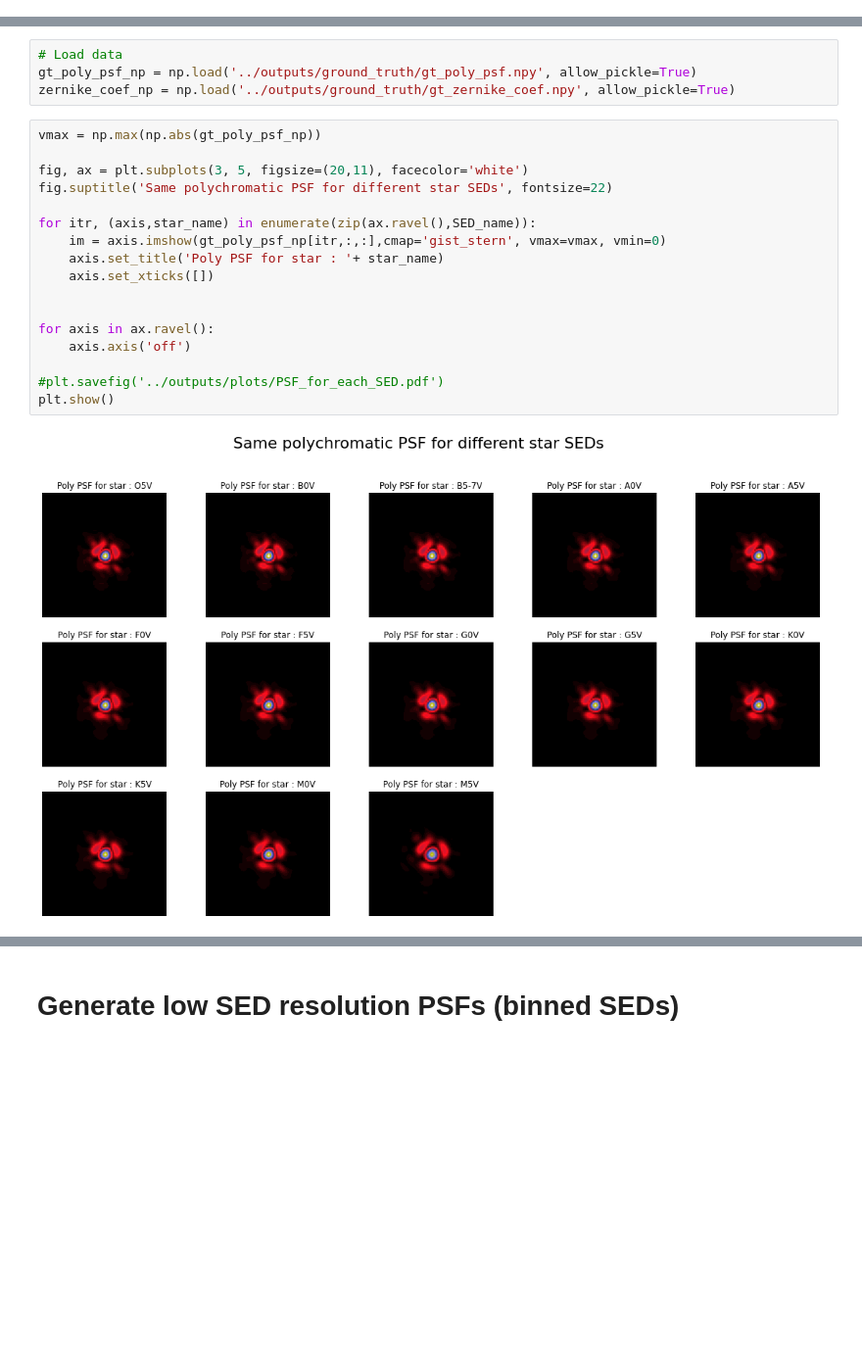
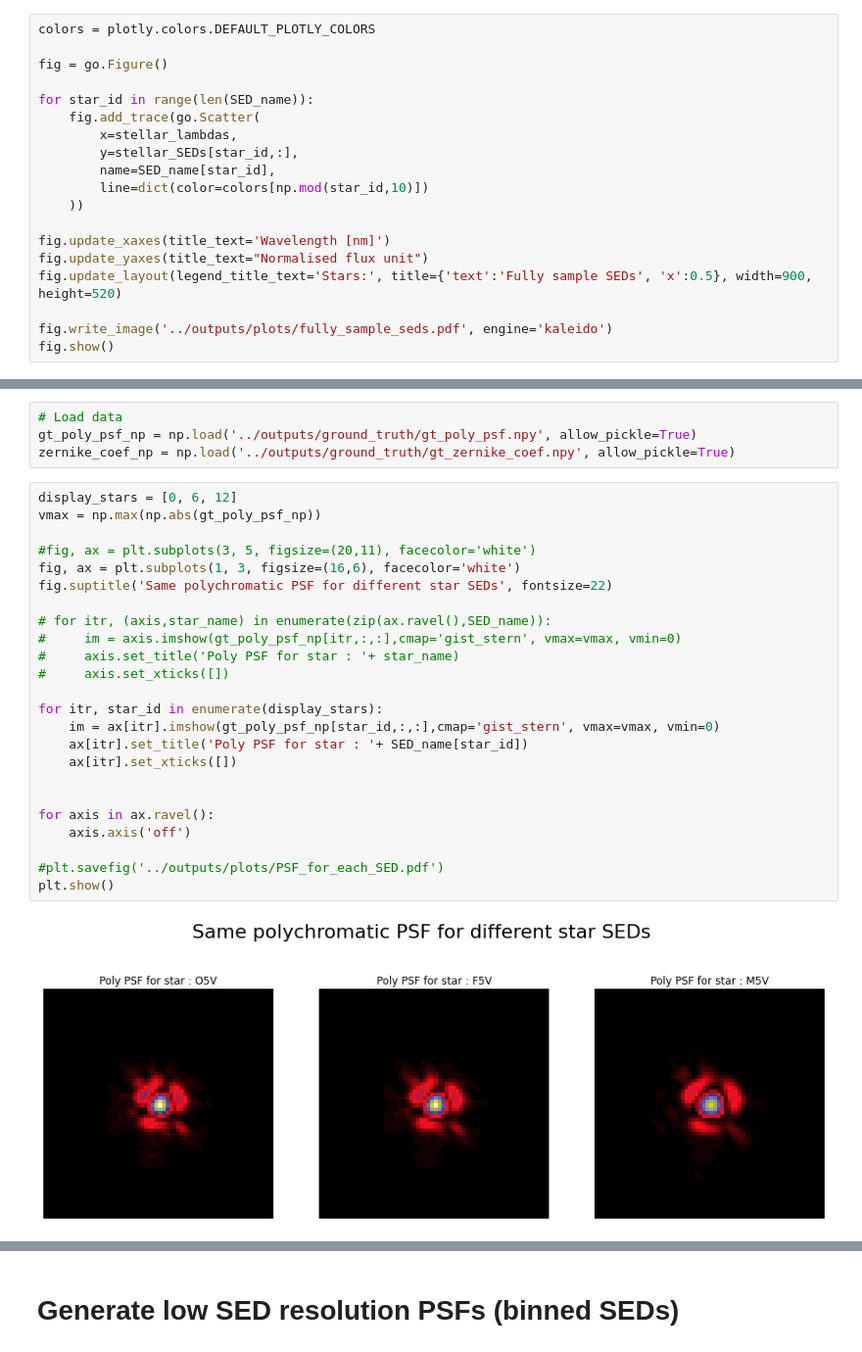
Before and after one commit to tobias-liaudat/wf-SEDs, a Jupyter notebook: improve_SEDs/notebooks/SED_errors.ipynb, the cells around one changed output, grey strips where cells are left out. Shown at 98% size. Drawn from its saved outputs; the diff is of its cells as text; blank space fills up the shorter version.

Commit message:
generate plots for SED binning error analysis

```diff
--- a/improve_SEDs/notebooks/SED_errors.ipynb
+++ b/improve_SEDs/notebooks/SED_errors.ipynb
@@ -87,3 +94,22 @@ for it in range(n_SEDs):
                                     stellar_SEDs[it,:].reshape(-1,1)), axis=1)
     SED_list.append(concat_SED_wv)
 SED_np = np.array(SED_list)
+# %%
+colors = plotly.colors.DEFAULT_PLOTLY_COLORS
+
+fig = go.Figure()
+
+for star_id in range(len(SED_name)):
+    fig.add_trace(go.Scatter(
+        x=stellar_lambdas,
+        y=stellar_SEDs[star_id,:],
+        name=SED_name[star_id],
+        line=dict(color=colors[np.mod(star_id,10)])
+    ))
+
+fig.update_xaxes(title_text='Wavelength [nm]')
+fig.update_yaxes(title_text="Normalised flux unit")
+fig.update_layout(legend_title_text='Stars:', title={'text':'Fully sample SEDs', 'x':0.5}, width=900, height=520)
+
+fig.write_image('../outputs/plots/fully_sample_seds.pdf', engine='kaleido')
+fig.show()
@@ -143,22 +171,29 @@ pos_np = np.load('../outputs/ground_truth/pos.npy', allow_pickle=True)
 gt_poly_psf_np = np.load('../outputs/ground_truth/gt_poly_psf.npy', allow_pickle=True)
 zernike_coef_np = np.load('../outputs/ground_truth/gt_zernike_coef.npy', allow_pickle=True)
 # %%
+display_stars = [0, 6, 12]
 vmax = np.max(np.abs(gt_poly_psf_np))
 
-fig, ax = plt.subplots(3, 5, figsize=(20,11), facecolor='white')
+#fig, ax = plt.subplots(3, 5, figsize=(20,11), facecolor='white')
+fig, ax = plt.subplots(1, 3, figsize=(16,6), facecolor='white')
 fig.suptitle('Same polychromatic PSF for different star SEDs', fontsize=22)
 
-for itr, (axis,star_name) in enumerate(zip(ax.ravel(),SED_name)):
-    im = axis.imshow(gt_poly_psf_np[itr,:,:],cmap='gist_stern', vmax=vmax, vmin=0)
-    axis.set_title('Poly PSF for star : '+ star_name)
-    axis.set_xticks([])
+# for itr, (axis,star_name) in enumerate(zip(ax.ravel(),SED_name)):
+#     im = axis.imshow(gt_poly_psf_np[itr,:,:],cmap='gist_stern', vmax=vmax, vmin=0)
+#     axis.set_title('Poly PSF for star : '+ star_name)
+#     axis.set_xticks([])
+
+for itr, star_id in enumerate(display_stars):
+    im = ax[itr].imshow(gt_poly_psf_np[star_id,:,:],cmap='gist_stern', vmax=vmax, vmin=0)
+    ax[itr].set_title('Poly PSF for star : '+ SED_name[star_id])
+    ax[itr].set_xticks([])
 
 
 for axis in ax.ravel():
     axis.axis('off')
 
 #plt.savefig('../outputs/plots/PSF_for_each_SED.pdf')
 plt.show()
 # %% [output]
-[figure, old version]
+[figure, new version]
 # %%
```
Also changed, not shown: parts of 17 cells of this notebook, 7 other files.
